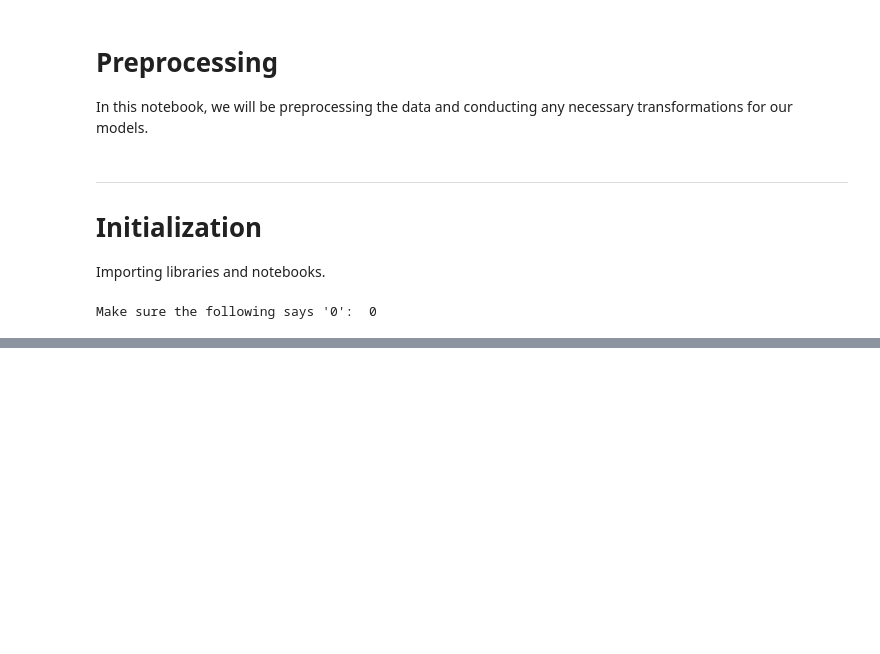
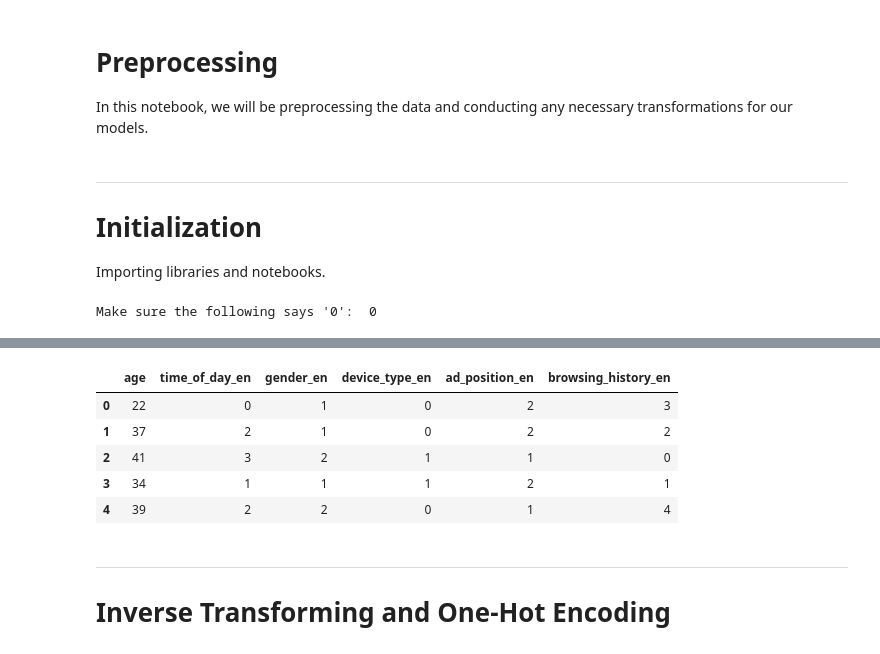
Before and after one commit to zabethe/ad-click-prediction, a Jupyter notebook: B_preprocessing.ipynb, the cells around one changed output, grey strips where cells are left out. Drawn from its saved outputs; the diff is of its cells as text; code cells hidden in the pictures; blank space fills up the shorter version.

```diff
--- a/B_preprocessing.ipynb
+++ b/B_preprocessing.ipynb
@@ -296,0 +364,19 @@ We will now transform the encoded values back and perform one-hot encoding for o
+# %%
+# Exporting folds
+folds_path = 'data/folds'
+
+if not os.path.exists(folds_path):
+    os.makedirs(folds_path)
+
+
+for i, fold in enumerate(folds):
+    fold_path = folds_path + '/' + f'{i + 1}'
+
+    if not os.path.exists(fold_path):
+        os.makedirs(fold_path)
+
+    X_train, X_test, y_train, y_test = fold
+    X_train.to_csv(fold_path + '/' + 'X_train.csv', index=False)
+    X_test.to_csv(fold_path + '/' + 'X_test.csv', index=False)
+    y_train.to_csv(fold_path + '/' + 'y_train.csv', index=False, header=['click'])
+    y_test.to_csv(fold_path + '/' + 'y_test.csv', index=False, header=['click'])
@@ -296,0 +386,33 @@ We will now transform the encoded values back and perform one-hot encoding for o
+# %%
+# Importing folds
+folds = list()
+folds_path = Path('data/folds')
+
+# Iterate over each fold directory
+for fold in sorted(folds_path.iterdir()):  # Ensure directories are processed in sorted order
+    if fold.is_dir():
+        # Load data from each fold's files
+        X_train = pd.read_csv(fold / 'X_train.csv')
+        X_test = pd.read_csv(fold / 'X_test.csv')
+        y_train = pd.read_csv(fold / 'y_train.csv')
+        y_test = pd.read_csv(fold / 'y_test.csv')
+
+        # Append the data as a list
+        folds.append([X_train, X_test, y_train, y_test])
+# %%
+# NOTEBOOK EXCLUSIVE CODE
+if __name__ == "__main__":
+
+    # Check how imported data is looking
+    display(folds[0][0].head())
+# %% [output]
+|  | age | time_of_day_en | gender_en | device_type_en | ad_position_en | browsing_history_en |
+| 0 | 22 | 0 | 1 | 0 | 2 | 3 |
+| 1 | 37 | 2 | 1 | 0 | 2 | 2 |
+| 2 | 41 | 3 | 2 | 1 | 1 | 0 |
+| 3 | 34 | 1 | 1 | 1 | 2 | 1 |
+| 4 | 39 | 2 | 2 | 0 | 1 | 4 |
+# %% [markdown]
+***
+
+# Inverse Transforming and One-Hot Encoding
```
Also changed, not shown: parts of 20 cells of this notebook, 20 other files.
